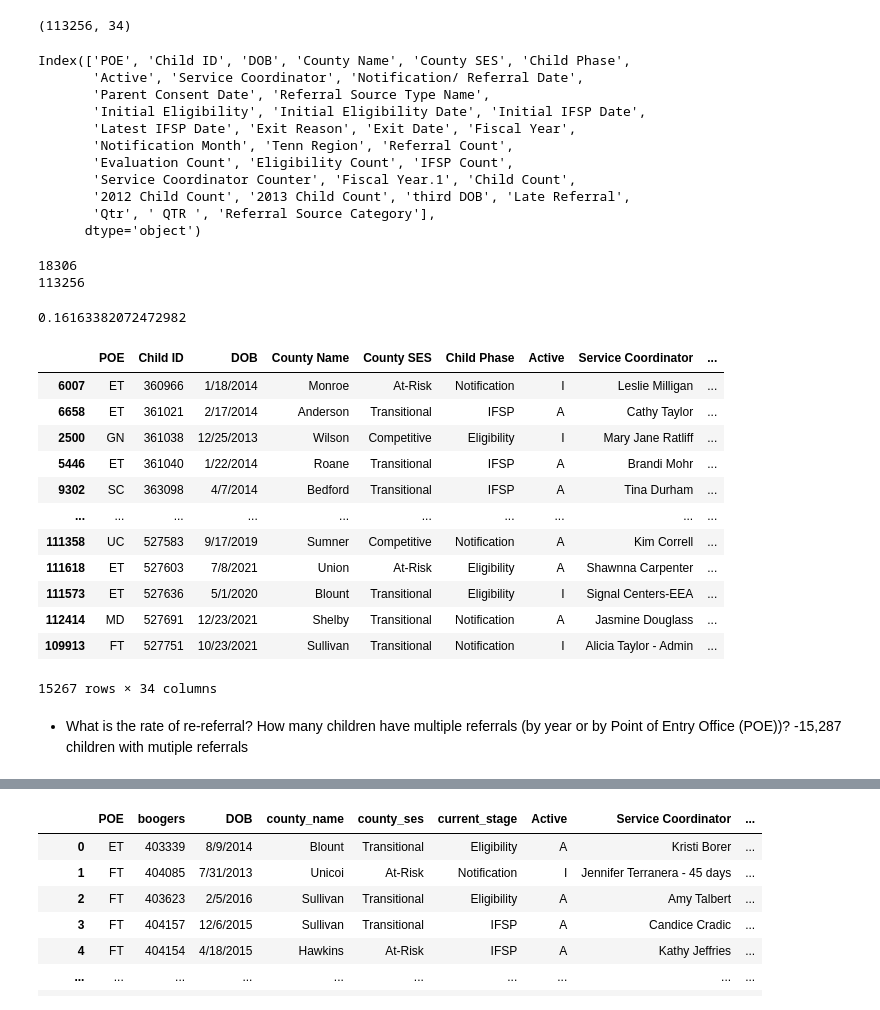
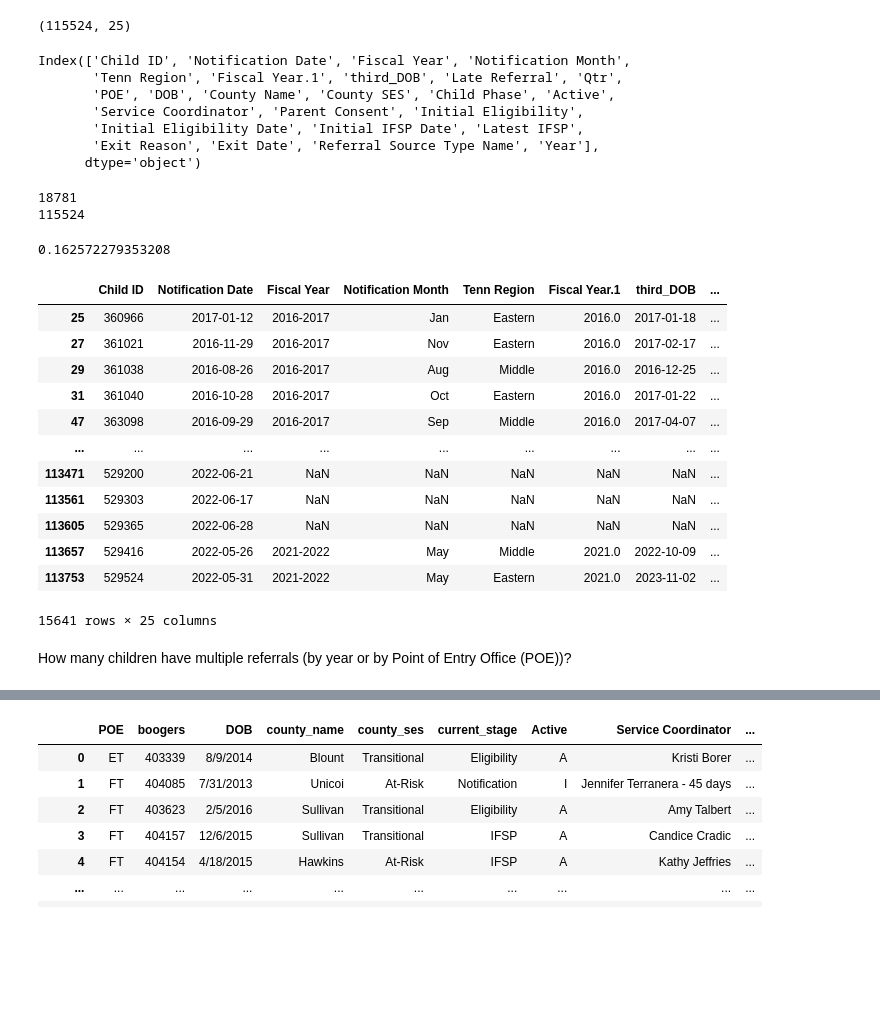
Before and after one commit to NSS-Full-Time-Data-Analytics-7/teis_project-ursula, a Jupyter notebook: Q1_Colin.ipynb, the cells around one changed output, grey strips where cells are left out. Cells and saved outputs as stored; diff of their text form; code cells hidden in the pictures; blank space fills up the shorter version.

```diff
--- a/Q1_Colin.ipynb
+++ b/Q1_Colin.ipynb
@@ -9,5 +10,5 @@ import matplotlib.pyplot as plt
 import seaborn as sns
 %matplotlib inline
 # %%
-compiled_monthly = pd.read_csv('../../data/Referral_Data_Compiled_Monthly.csv')
+clean_data = pd.read_csv('../../data/teis_final_data.csv')
 # %%
@@ -23,20 +24,16 @@ compiled_monthly.head()
 # %%
-compiled_monthly.shape
+clean_data.shape
 # %% [output]
-(113256, 34)
+(115524, 25)
 # %%
-compiled_monthly.columns
+clean_data.columns
 # %% [output]
-Index(['POE', 'Child ID', 'DOB', 'County Name', 'County SES', 'Child Phase',
-       'Active', 'Service Coordinator', 'Notification/ Referral Date',
-       'Parent Consent Date', 'Referral Source Type Name',
-       'Initial Eligibility', 'Initial Eligibility Date', 'Initial IFSP Date',
-       'Latest IFSP Date', 'Exit Reason', 'Exit Date', 'Fiscal Year',
-       'Notification Month', 'Tenn Region', 'Referral Count',
-       'Evaluation Count', 'Eligibility Count', 'IFSP Count',
-       'Service Coordinator Counter', 'Fiscal Year.1', 'Child Count',
-       '2012 Child Count', '2013 Child Count', 'third DOB', 'Late Referral',
-       'Qtr', ' QTR ', 'Referral Source Category'],
+Index(['Child ID', 'Notification Date', 'Fiscal Year', 'Notification Month',
+       'Tenn Region', 'Fiscal Year.1', 'third_DOB', 'Late Referral', 'Qtr',
+       'POE', 'DOB', 'County Name', 'County SES', 'Child Phase', 'Active',
+       'Service Coordinator', 'Parent Consent', 'Initial Eligibility',
+       'Initial Eligibility Date', 'Initial IFSP Date', 'Latest IFSP',
+       'Exit Reason', 'Exit Date', 'Referral Source Type Name', 'Year'],
       dtype='object')
 # %%
 #len(df.index)
@@ -48,33 +42,31 @@ dups_df = compiled_monthly[duplicates].sort_values(by = 'Child ID')
 # %%
-duplicates = compiled_monthly.duplicated(subset = ['Child ID'], keep='first')
-dups_df = compiled_monthly[duplicates].sort_values(by = 'Child ID')
+dups_only = clean_data[clean_data.duplicated(subset = ['Child ID'], keep='first')]
 # %%
 #this code takes the COUNT of duplicate child IDs (the # of rows in dups_df) and divides by the COUNT of all child IDs
 #which gives you = "what % of the total number of referrals have duplicate child IDs?"
-print(dups_df.shape[0])
-print(compiled_monthly.shape[0])
-dups_df.shape[0] / compiled_monthly.shape[0]
+print(dups_only.shape[0])
+print(clean_data.shape[0])
+dups_only.shape[0] / clean_data.shape[0]
 # %% [output]
-18306
-113256
+18781
+115524
-0.16163382072472982
+0.162572279353208
 # %%
-#this shows you the unique children who have been referred more than once, there are 15,267
-dups_df.drop_duplicates(subset = ['Child ID'], keep = 'first')
+#this shows you the unique children who have been referred more than once
+dups_only.drop_duplicates(subset = ['Child ID'], keep = 'first')
 # %% [output]
-|  | POE | Child ID | DOB | County Name | County SES | Child Phase | Active | Service Coordinator | ... |
-| 6007 | ET | 360966 | 1/18/2014 | Monroe | At-Risk | Notification | I | Leslie Milligan | ... |
-| 6658 | ET | 361021 | 2/17/2014 | Anderson | Transitional | IFSP | A | Cathy Taylor | ... |
-| 2500 | GN | 361038 | 12/25/2013 | Wilson | Competitive | Eligibility | I | Mary Jane Ratliff | ... |
-| 5446 | ET | 361040 | 1/22/2014 | Roane | Transitional | IFSP | A | Brandi Mohr | ... |
-| 9302 | SC | 363098 | 4/7/2014 | Bedford | Transitional | IFSP | A | Tina Durham | ... |
-| ... | ... | ... | ... | ... | ... | ... | ... | ... | ... |
-| 111358 | UC | 527583 | 9/17/2019 | Sumner | Competitive | Notification | A | Kim Correll | ... |
-| 111618 | ET | 527603 | 7/8/2021 | Union | At-Risk | Eligibility | A | Shawnna Carpenter | ... |
-| 111573 | ET | 527636 | 5/1/2020 | Blount | Transitional | Eligibility | I | Signal Centers-EEA | ... |
-| 112414 | MD | 527691 | 12/23/2021 | Shelby | Transitional | Notification | A | Jasmine Douglass | ... |
-| 109913 | FT | 527751 | 10/23/2021 | Sullivan | Transitional | Notification | I | Alicia Taylor - Admin | ... |
+|  | Child ID | Notification Date | Fiscal Year | Notification Month | Tenn Region | Fiscal Year.1 | third_DOB | ... |
+| 25 | 360966 | 2017-01-12 | 2016-2017 | Jan | Eastern | 2016.0 | 2017-01-18 | ... |
+| 27 | 361021 | 2016-11-29 | 2016-2017 | Nov | Eastern | 2016.0 | 2017-02-17 | ... |
+| 29 | 361038 | 2016-08-26 | 2016-2017 | Aug | Middle | 2016.0 | 2016-12-25 | ... |
+| 31 | 361040 | 2016-10-28 | 2016-2017 | Oct | Eastern | 2016.0 | 2017-01-22 | ... |
+| 47 | 363098 | 2016-09-29 | 2016-2017 | Sep | Middle | 2016.0 | 2017-04-07 | ... |
+| ... | ... | ... | ... | ... | ... | ... | ... | ... |
+| 113471 | 529200 | 2022-06-21 | NaN | NaN | NaN | NaN | NaN | ... |
+| 113561 | 529303 | 2022-06-17 | NaN | NaN | NaN | NaN | NaN | ... |
+| 113605 | 529365 | 2022-06-28 | NaN | NaN | NaN | NaN | NaN | ... |
+| 113657 | 529416 | 2022-05-26 | 2021-2022 | May | Middle | 2021.0 | 2022-10-09 | ... |
+| 113753 | 529524 | 2022-05-31 | 2021-2022 | May | Eastern | 2021.0 | 2023-11-02 | ... |
-15267 rows × 34 columns
+15641 rows × 25 columns
 # %% [markdown]
-* What is the rate of re-referral? How many children have multiple referrals (by year or by Point of Entry Office (POE))?
--15,287 children with mutiple referrals
+How many children have multiple referrals (by year or by Point of Entry Office (POE))?
```
Also changed, not shown: parts of 4 cells of this notebook, 5 other files.
